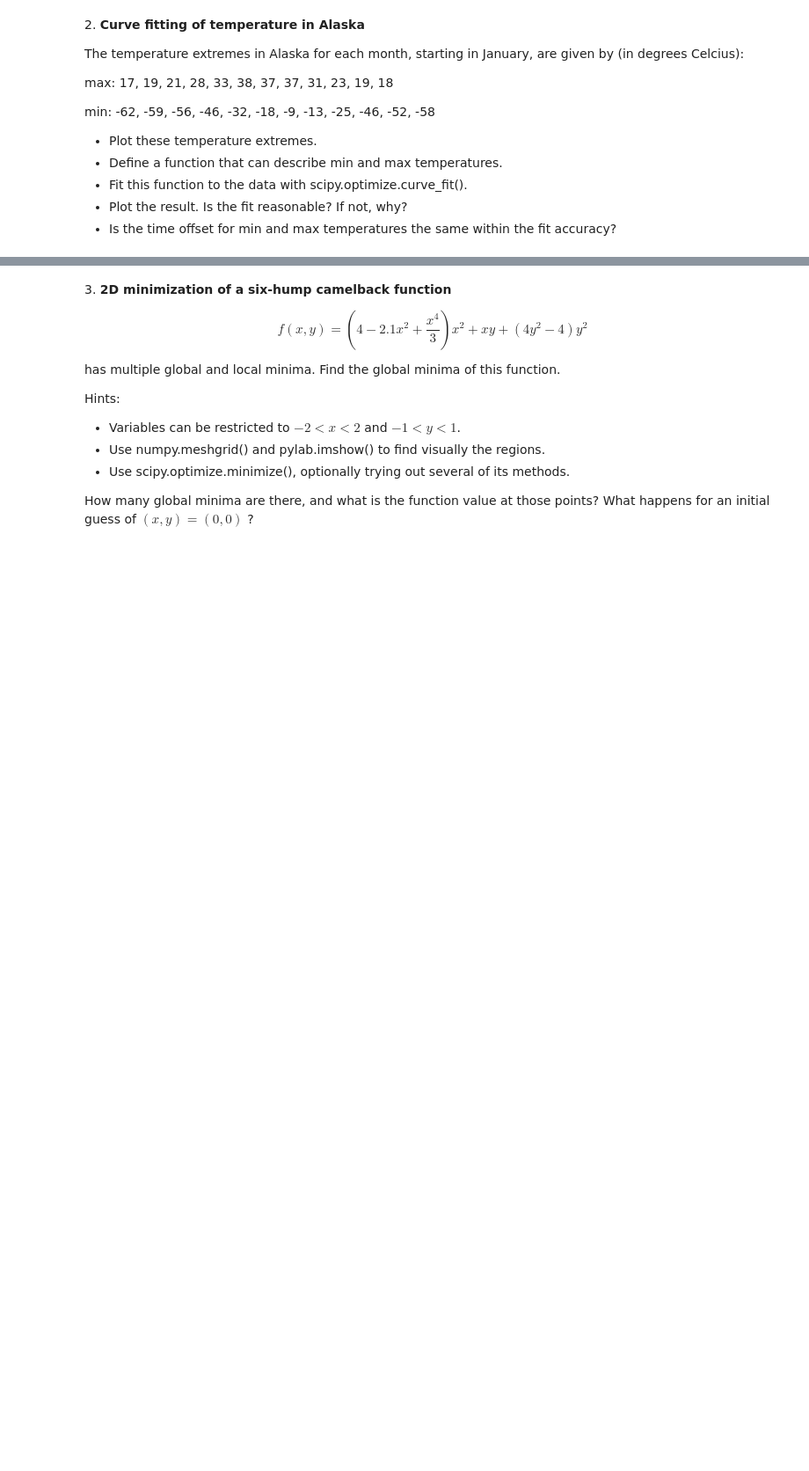
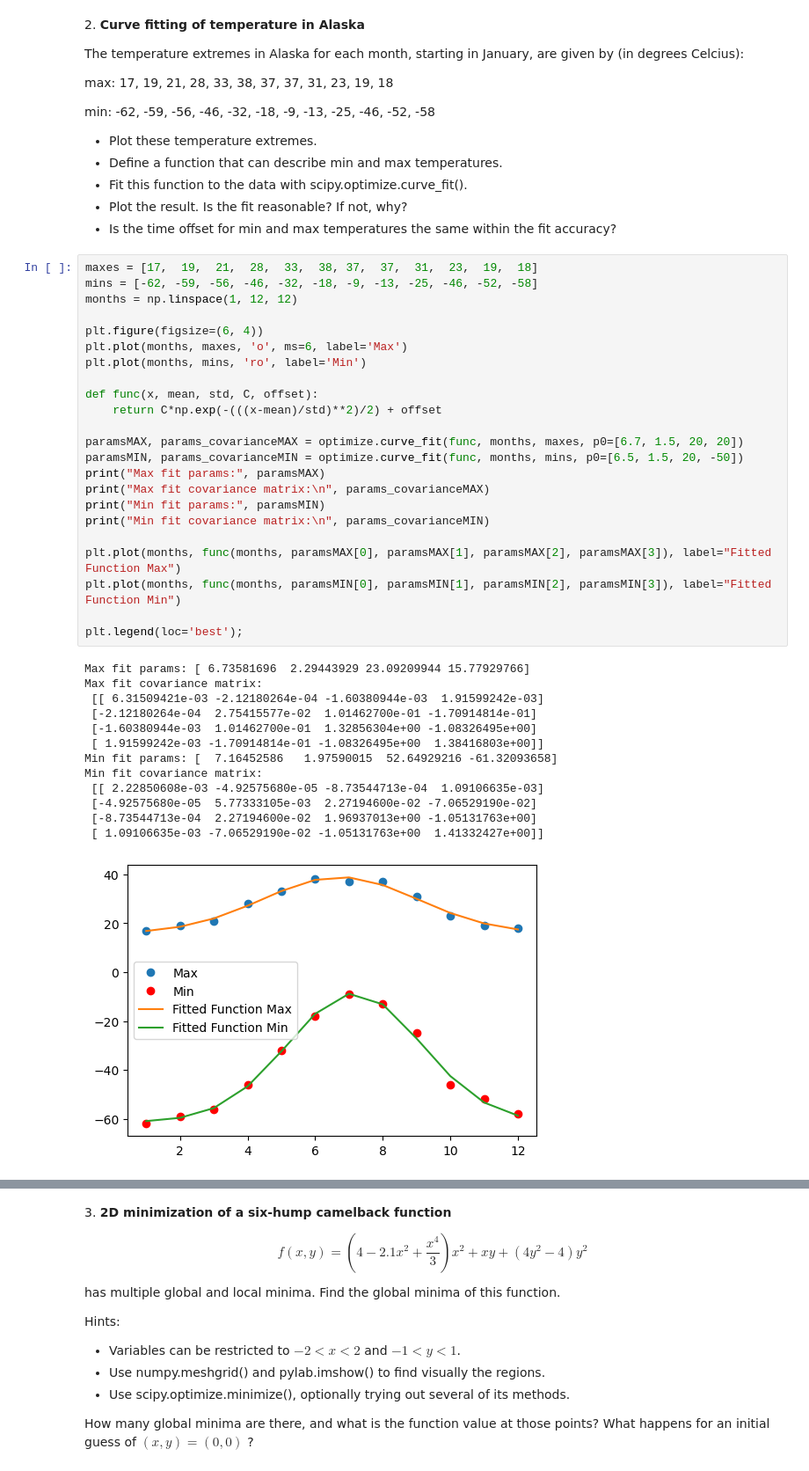
Before and after one commit to RiccardoTancredi/LaboratoryOfComputationalPhysics_Y5, a Jupyter notebook: 09ex_Algorithms.ipynb, the cells around one changed output, grey strips where cells are left out. Shown at 88% size. Cells and saved outputs as stored; diff of their text form; blank space fills up the shorter version.

```diff
--- a/09ex_Algorithms.ipynb
+++ b/09ex_Algorithms.ipynb
@@ -42,3 +47,40 @@ min: -62, -59, -56, -46, -32, -18, -9, -13, -25, -46, -52, -58
 * Fit this function to the data with scipy.optimize.curve_fit().
 * Plot the result. Is the fit reasonable? If not, why?
 * Is the time offset for min and max temperatures the same within the fit accuracy?
+# %%
+maxes = [17,  19,  21,  28,  33,  38, 37,  37,  31,  23,  19,  18]
+mins = [-62, -59, -56, -46, -32, -18, -9, -13, -25, -46, -52, -58]
+months = np.linspace(1, 12, 12)
+
+plt.figure(figsize=(6, 4))
+plt.plot(months, maxes, 'o', ms=6, label='Max')
+plt.plot(months, mins, 'ro', label='Min')
+
+def func(x, mean, std, C, offset):
+    return C*np.exp(-(((x-mean)/std)**2)/2) + offset
+
+paramsMAX, params_covarianceMAX = optimize.curve_fit(func, months, maxes, p0=[6.7, 1.5, 20, 20])
+paramsMIN, params_covarianceMIN = optimize.curve_fit(func, months, mins, p0=[6.5, 1.5, 20, -50])
+print("Max fit params:", paramsMAX)
+print("Max fit covariance matrix:\n", params_covarianceMAX)
+print("Min fit params:", paramsMIN)
+print("Min fit covariance matrix:\n", params_covarianceMIN)
+
+plt.plot(months, func(months, paramsMAX[0], paramsMAX[1], paramsMAX[2], paramsMAX[3]), label="Fitted Function Max")
+plt.plot(months, func(months, paramsMIN[0], paramsMIN[1], paramsMIN[2], paramsMIN[3]), label="Fitted Function Min")
+
+plt.legend(loc='best');
+# %% [output]
+Max fit params: [ 6.73581696  2.29443929 23.09209944 15.77929766]
+Max fit covariance matrix:
+ [[ 6.31509421e-03 -2.12180264e-04 -1.60380944e-03  1.91599242e-03]
+ [-2.12180264e-04  2.75415577e-02  1.01462700e-01 -1.70914814e-01]
+ [-1.60380944e-03  1.01462700e-01  1.32856304e+00 -1.08326495e+00]
+ [ 1.91599242e-03 -1.70914814e-01 -1.08326495e+00  1.38416803e+00]]
+Min fit params: [  7.16452586   1.97590015  52.64929216 -61.32093658]
+Min fit covariance matrix:
+ [[ 2.22850608e-03 -4.92575680e-05 -8.73544713e-04  1.09106635e-03]
+ [-4.92575680e-05  5.77333105e-03  2.27194600e-02 -7.06529190e-02]
+ [-8.73544713e-04  2.27194600e-02  1.96937013e+00 -1.05131763e+00]
+ [ 1.09106635e-03 -7.06529190e-02 -1.05131763e+00  1.41332427e+00]]
+[figure, added]
```
Also changed, not shown: parts of 5 cells of this notebook, 1 other file.
